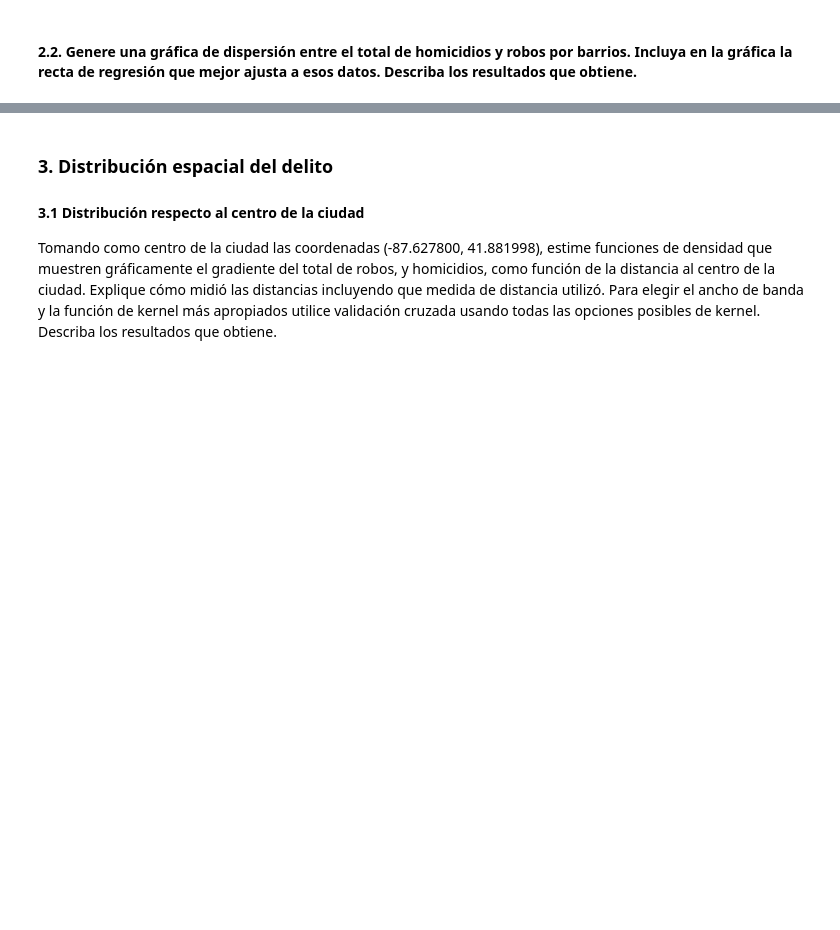
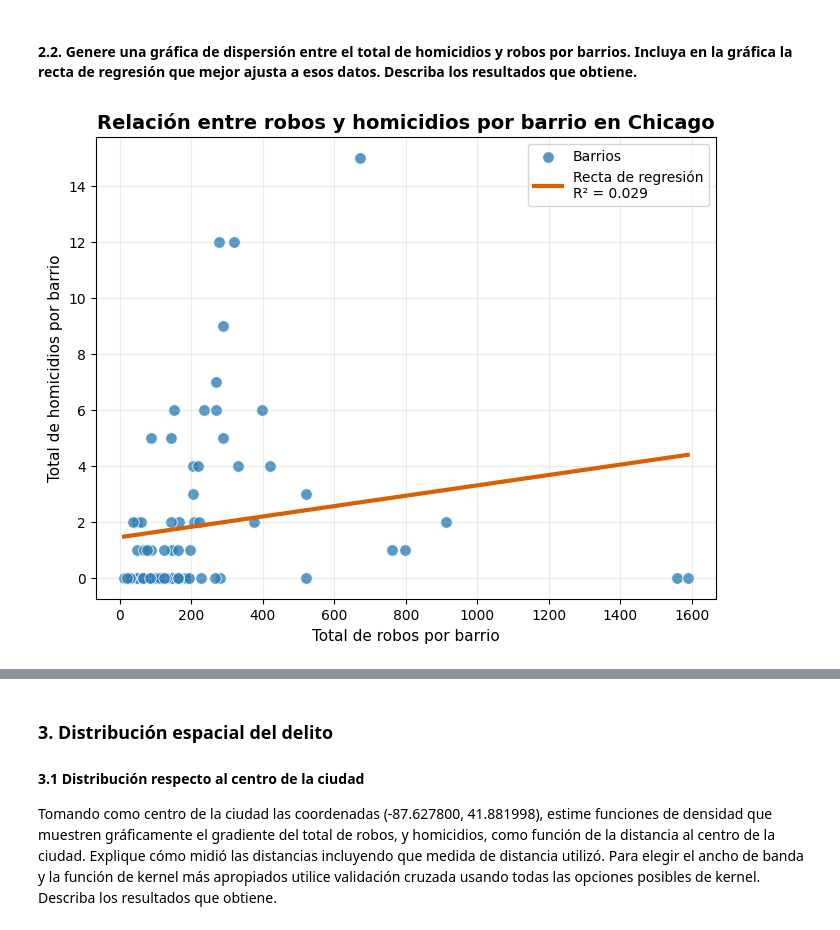
Before and after one commit to camto-24/taller_4_Aprendizaje_no_supervisado, a Jupyter notebook: S7_LC_Taller_Geograficos_KDE.ipynb, the cells around one changed output, grey strips where cells are left out. Drawn from its saved outputs; the diff is of its cells as text; code cells hidden in the pictures; blank space fills up the shorter version.

Commit message:
ajustes finales punto 2

```diff
--- a/S7_LC_Taller_Geograficos_KDE.ipynb
+++ b/S7_LC_Taller_Geograficos_KDE.ipynb
@@ -253,5 +248,62 @@ En conclusión, la distribución del crimen en esta base está fuertemente conce
 # %% [markdown]
 #### 2.2. Genere una gráfica de dispersión entre el total de homicidios y robos por barrios. Incluya en la gráfica la recta de regresión que mejor ajusta a esos datos. Describa los resultados que obtiene.
 # %%
-# Utilice este espacio para escribir el código.
+# Variables para la gráfica
+x = tabla_barrios["total_robos"]
+y = tabla_barrios["total_homicidios"]
+
+# Ajustar recta de regresión
+pendiente, intercepto = np.polyfit(x, y, 1)
+
+# Valores predichos
+y_pred = pendiente * x + intercepto
+
+# Calcular R cuadrado
+ss_res = np.sum((y - y_pred) ** 2)
+ss_tot = np.sum((y - y.mean()) ** 2)
+r2 = 1 - (ss_res / ss_tot)
+
+# Línea de regresión ordenada
+x_linea = np.linspace(x.min(), x.max(), 100)
+y_linea = pendiente * x_linea + intercepto
+
+# Gráfica
+plt.figure(figsize=(8, 6))
+
+# Puntos
+plt.scatter(
+    x,
+    y,
+    color="#2C7FB8",
+    edgecolor="white",
+    linewidth=0.7,
+    alpha=0.8,
+    s=70,
+    label="Barrios"
+)
+
+# Recta de regresión
+plt.plot(
+    x_linea,
+    y_linea,
+    color="#D95F02",
+    linewidth=3,
+    label=f"Recta de regresión\nR² = {r2:.3f}"
+)
+
+# Títulos y etiquetas
+plt.title(
+    "Relación entre robos y homicidios por barrio en Chicago",
+    fontsize=14,
+    fontweight="bold"
+)
+
+plt.xlabel("Total de robos por barrio", fontsize=11)
+plt.ylabel("Total de homicidios por barrio", fontsize=11)
+
+plt.grid(alpha=0.25)
+plt.legend()
+plt.show()
+# %% [output]
+[figure, added]
 # %% [markdown]
```
Also changed, not shown: parts of 4 cells of this notebook.
